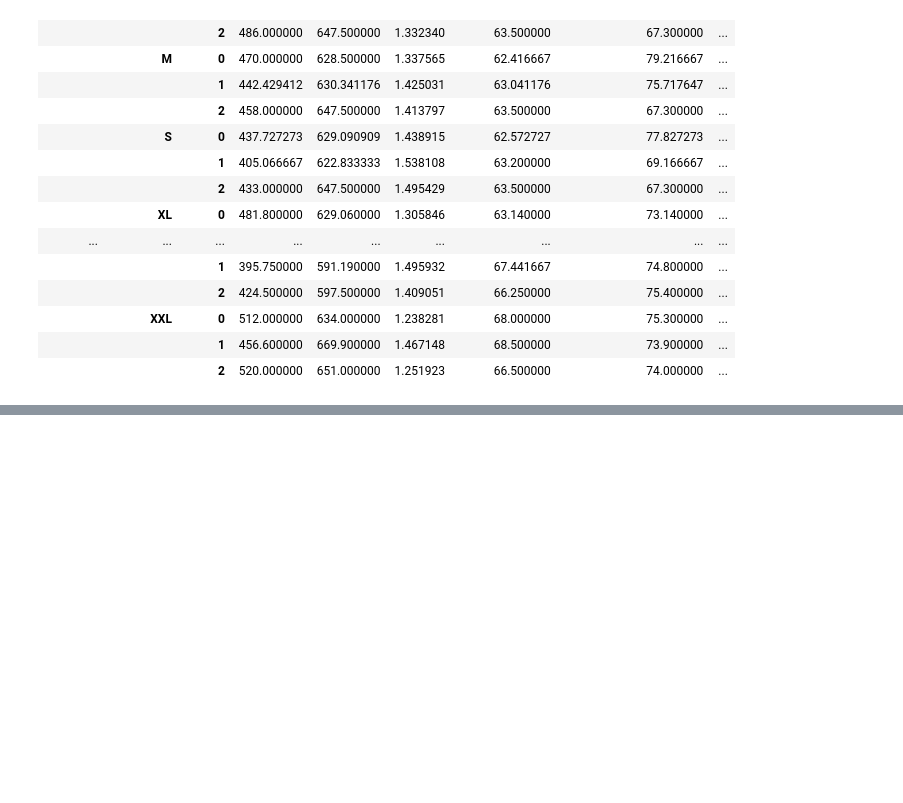
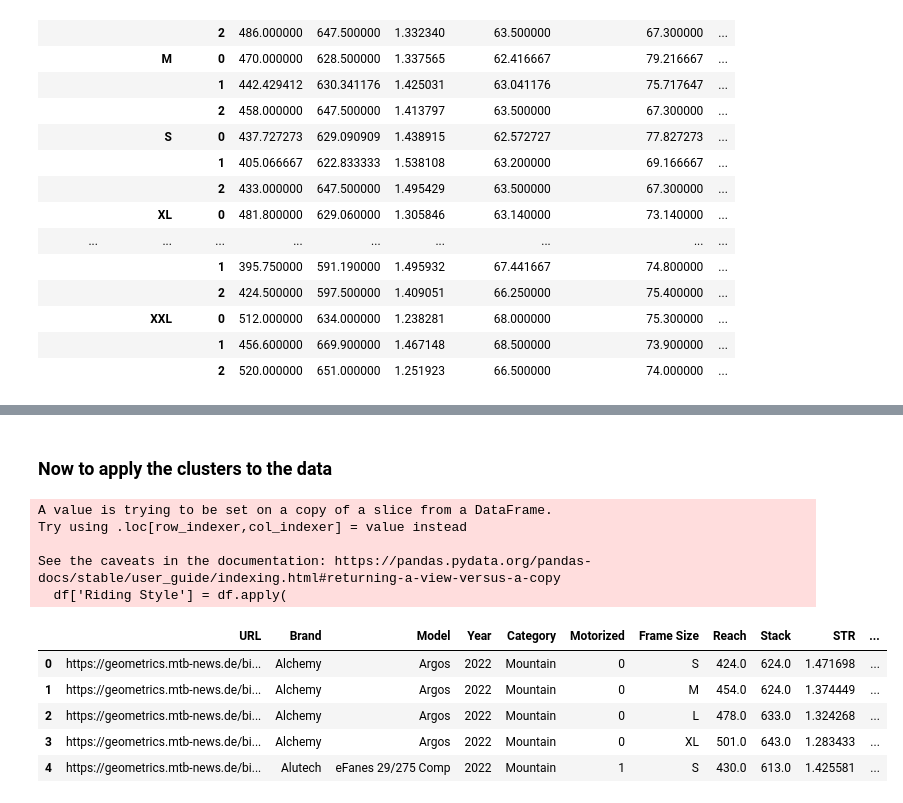
Before and after one commit to conorgibbons147/bikefinder, a Jupyter notebook: model/train.ipynb, the cells around one changed output, grey strips where cells are left out. Drawn from its saved outputs; the diff is of its cells as text; code cells hidden in the pictures; blank space fills up the shorter version.

Commit message:
saving cluster analysis

```diff
--- a/model/train.ipynb
+++ b/model/train.ipynb
@@ -173,0 +213,4 @@ The idea behind k=3 clusters is to group bikes based on their geometry character
+# %% [markdown]
+### Now to apply the clusters to the data
+# %%
+df = df.dropna(subset=['Cluster'])
@@ -173,0 +319,18 @@ The idea behind k=3 clusters is to group bikes based on their geometry character
+# %%
+df['Riding Style'] = df.apply(
+    lambda row: cluster_styles[(row['Discipline'], row['Frame Size'], row['Cluster'])],
+    axis=1
+)
+df.head()
+# %% [output]
+A value is trying to be set on a copy of a slice from a DataFrame.
+Try using .loc[row_indexer,col_indexer] = value instead
+
+See the caveats in the documentation: https://pandas.pydata.org/pandas-docs/stable/user_guide/indexing.html#returning-a-view-versus-a-copy
+  df['Riding Style'] = df.apply(
+|  | URL | Brand | Model | Year | Category | Motorized | Frame Size | Reach | Stack | STR | ... |
+| 0 | https://geometrics.mtb-news.de/bi... | Alchemy | Argos | 2022 | Mountain | 0 | S | 424.0 | 624.0 | 1.471698 | ... |
+| 1 | https://geometrics.mtb-news.de/bi... | Alchemy | Argos | 2022 | Mountain | 0 | M | 454.0 | 624.0 | 1.374449 | ... |
+| 2 | https://geometrics.mtb-news.de/bi... | Alchemy | Argos | 2022 | Mountain | 0 | L | 478.0 | 633.0 | 1.324268 | ... |
+| 3 | https://geometrics.mtb-news.de/bi... | Alchemy | Argos | 2022 | Mountain | 0 | XL | 501.0 | 643.0 | 1.283433 | ... |
+| 4 | https://geometrics.mtb-news.de/bi... | Alutech | eFanes 29/275 Comp | 2022 | Mountain | 1 | S | 430.0 | 613.0 | 1.425581 | ... |
```
Also changed, not shown: parts of 2 cells of this notebook.
